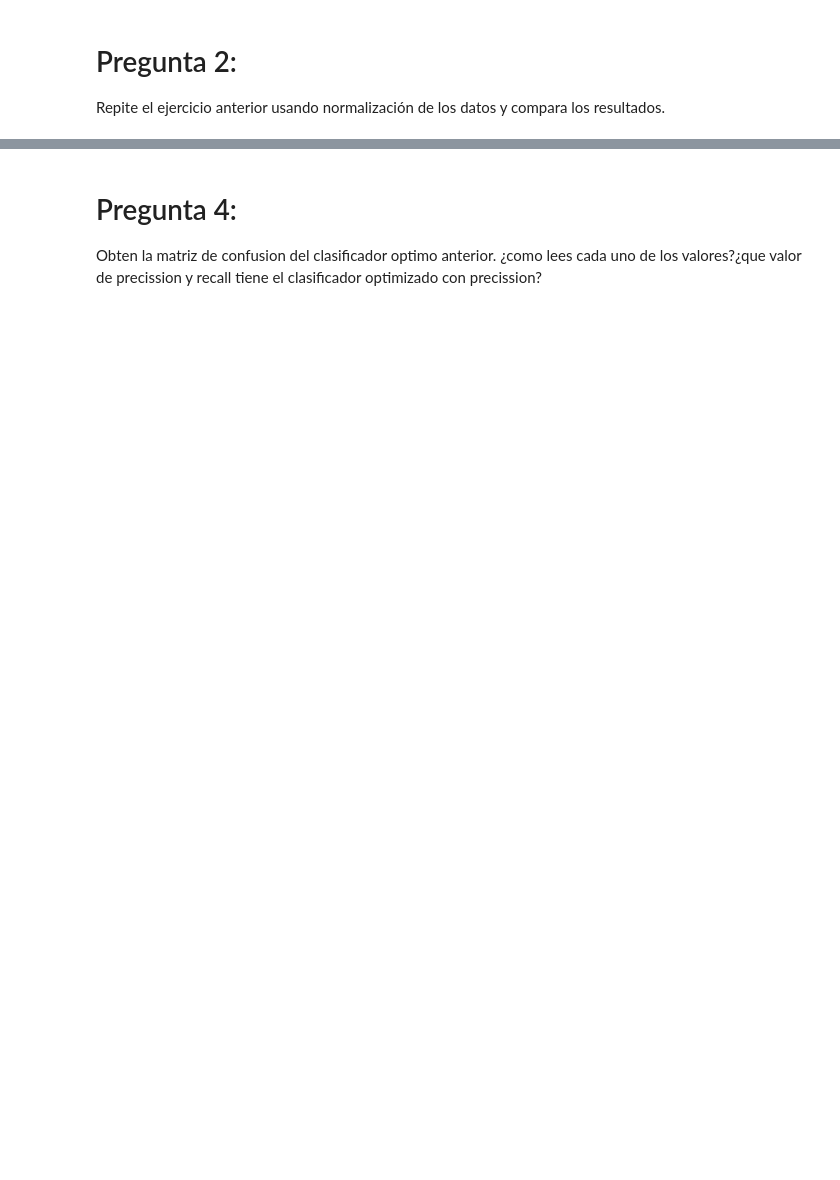
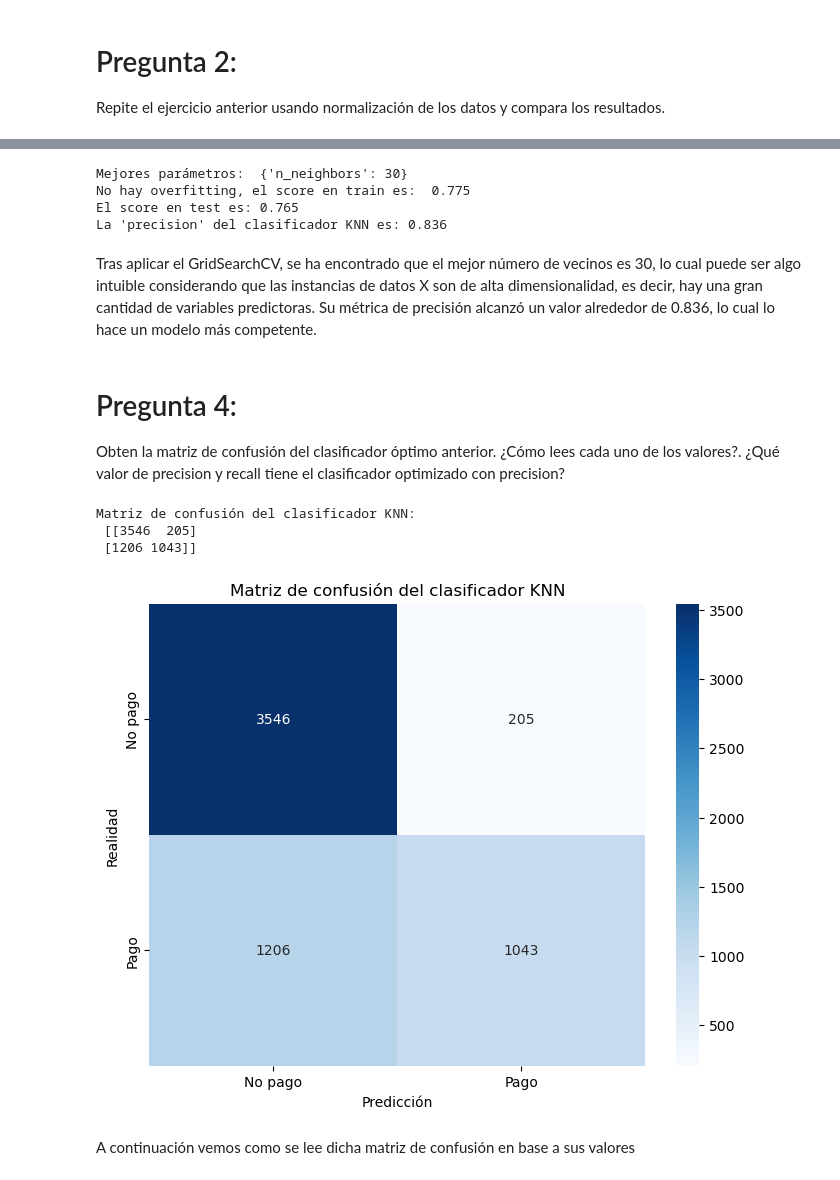
Before and after one commit to MillerQuintero2001/ARISA_Project_Data_Science, a Jupyter notebook: Project/Ejercicio 1 - BASICO.ipynb, the cells around one changed output, grey strips where cells are left out. Cells and saved outputs as stored; diff of their text form; code cells hidden in the pictures; blank space fills up the shorter version.

```diff
--- a/Project/Ejercicio 1 - BASICO.ipynb
+++ b/Project/Ejercicio 1 - BASICO.ipynb
@@ -352,13 +439,16 @@ plt.show()
 # Pregunta 2:
 Repite el ejercicio anterior usando normalización de los datos y compara los resultados.
 # %%
-# Importamos el normalizador MinMaxScaler
-from sklearn.preprocessing import MinMaxScaler
+# Impotamos el normalizador de datos robusto que es menos sensible a los outliers
+from sklearn.preprocessing import RobustScaler
 
-# Normalizamos los datos de entrenamiento
-scaler = MinMaxScaler()
-x_train_scaled = scaler.fit_transform(x_train)
-# Normalizamos los datos de test
+# Creamos el objeto robusto
+scaler = RobustScaler()
+# Ajustamos el objeto a los datos de train
+scaler.fit(x_train)
+# Transformamos los datos de train
+x_train_scaled = scaler.transform(x_train)
+# Transformamos los datos de test
 x_test_scaled = scaler.transform(x_test)
 # %%
 x_train_scaled
@@ -446,0 +583,9 @@ KeyboardInterrupt:
+# %%
+# Creamos el clasificador KNN
+knn = KNeighborsClassifier()
+# Creamos el objeto GridSearchCV optimizando la métrica de 'precision'
+grid = GridSearchCV(knn, param_grid, cv=10, scoring='precision')
+
+"""Ajustamos el modelo con los datos de entrenamiento escalados pues en el anterior
+ejercicio se comprobó que el modelo KNN mejora con la normalización de los datos"""
+grid.fit(x_train_scaled, y_train)
@@ -447,3 +598,54 @@ KeyboardInterrupt:
+# %%
+# Obtenemos los mejores parámetros
+print("Mejores parámetros: ", grid.best_params_)
+# Obtenemos el mejor modelo
+best_knn = grid.best_estimator_
+
+# Revisamos el score del modelo en train para revisar que no haya overfitting
+train_score_best_knn = round(best_knn.score(x_train_scaled, y_train), 3)
+if train_score_best_knn < 1:
+    print("No hay overfitting, el score en train es: ", train_score_best_knn)
+else:
+    print("Hay overfitting, el score en train es: ", train_score_best_knn)
+
+# Miramos el accuracy score del clasificador en test
+print("El score en test es:", round(best_knn.score(x_test_scaled, y_test), 3))
+
+# Miramos la 'precision' del clasificador KNN
+precision_best_knn = round(precision_score(y_test, best_knn.predict(x_test_scaled)), 3)
+print("La 'precision' del clasificador KNN es:", precision_best_knn)
+# %% [output]
+Mejores parámetros:  {'n_neighbors': 30}
+No hay overfitting, el score en train es:  0.775
+El score en test es: 0.765
+La 'precision' del clasificador KNN es: 0.836
+# %% [markdown]
+Tras aplicar el GridSearchCV, se ha encontrado que el mejor número de vecinos es 30, lo cual puede ser algo intuible considerando que las instancias de datos X son de alta dimensionalidad, es decir,
+hay una gran cantidad de variables predictoras. Su métrica de precisión alcanzó un valor alrededor de 0.836, lo cual lo hace un modelo más competente.
 # %% [markdown]
 # Pregunta 4:
-Obten la matriz de confusion del clasificador optimo anterior. ¿como lees cada uno de los valores?¿que valor de precission y recall tiene el clasificador optimizado con precission?
+Obten la matriz de confusión del clasificador óptimo anterior. ¿Cómo lees cada uno de los valores?. ¿Qué valor de precision y recall tiene el clasificador optimizado con precision?
+# %%
+# Importamos la función para obtener la matriz de confusión
+from sklearn.metrics import confusion_matrix
+
+# Obtenemos la matriz de confusión del mejor clasificador KNN
+cm_best_knn = confusion_matrix(y_test, best_knn.predict(x_test_scaled))
+print("Matriz de confusión del clasificador KNN:\n", cm_best_knn)
+
+# Convertimos la matriz de confusión a un dataframe para poder graficarla
+cm_best_knn_df = pd.DataFrame(cm_best_knn, index=['No pago', 'Pago'], columns=['No pago', 'Pago'])
+# Graficamos la matriz de confusión
+plt.figure(figsize=(8, 6))
+sns.heatmap(cm_best_knn_df, annot=True, fmt='d', cmap='Blues')
+plt.title('Matriz de confusión del clasificador KNN')
+plt.xlabel('Predicción')
+plt.ylabel('Realidad')
+plt.show()
+# %% [output]
+Matriz de confusión del clasificador KNN:
+ [[3546  205]
+ [1206 1043]]
+[figure, added]
+# %% [markdown]
+A continuación vemos como se lee dicha matriz de confusión en base a sus valores
```
Also changed, not shown: parts of 59 cells of this notebook.
